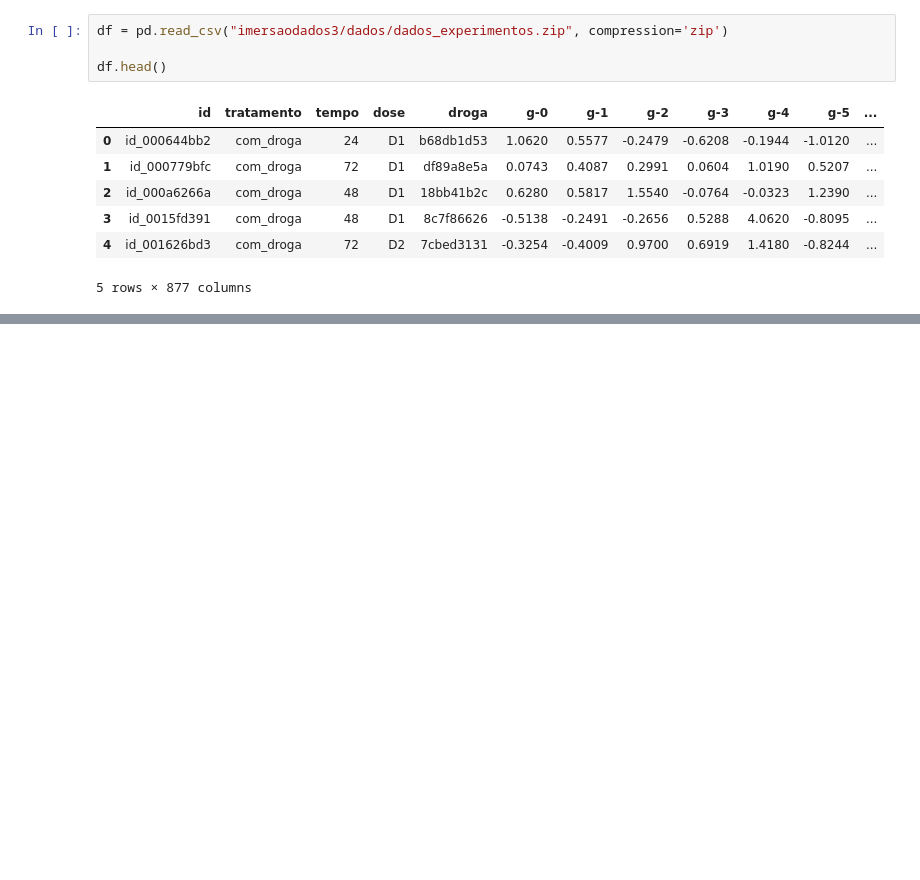
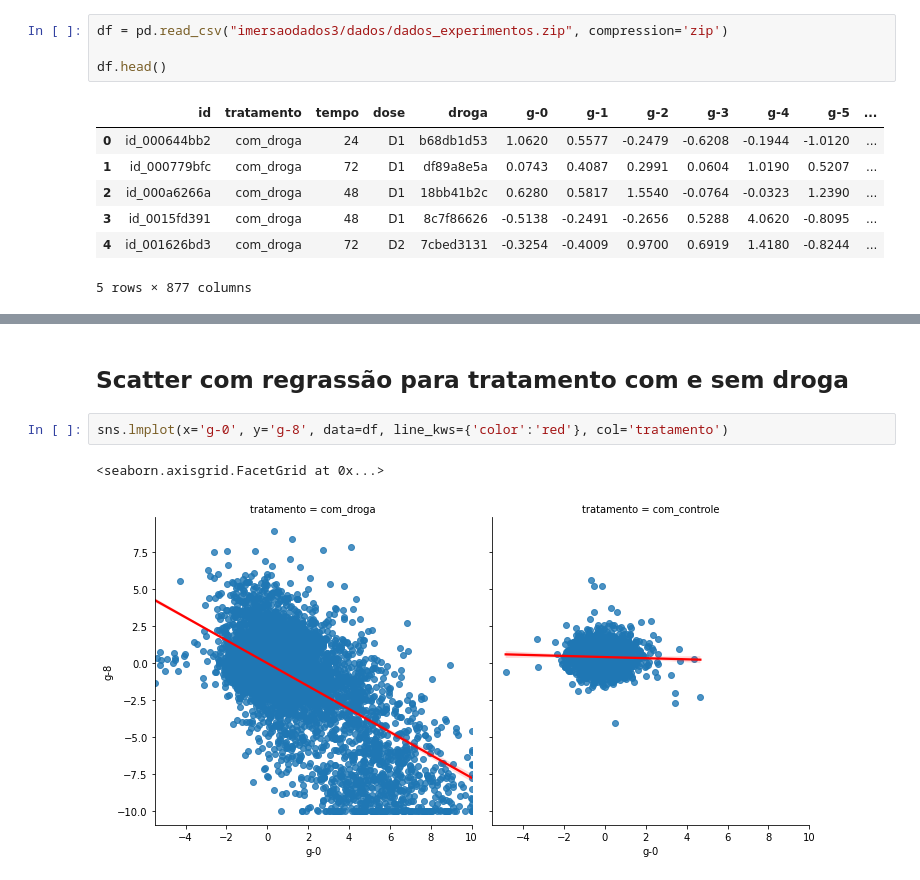
Before and after one commit to Crissky/imersaodados3, a Jupyter notebook: Aula3/3_Correlações,_causalidade_e_relações_entre_genes.ipynb, the cells around one changed output, grey strips where cells are left out. Cells and saved outputs as stored; diff of their text form; blank space fills up the shorter version.

```diff
--- a/Aula3/3_Correlações,_causalidade_e_relações_entre_genes.ipynb
+++ b/Aula3/3_Correlações,_causalidade_e_relações_entre_genes.ipynb
@@ -60,0 +157,7 @@ df.head()
+# %% [markdown]
+## Scatter com regrassão para tratamento com e sem droga
+# %%
+sns.lmplot(x='g-0', y='g-8', data=df, line_kws={'color':'red'}, col='tratamento')
+# %% [output]
+<seaborn.axisgrid.FacetGrid at 0x...>
+[figure, added]
```
Also changed, not shown: parts of 32 cells of this notebook.
